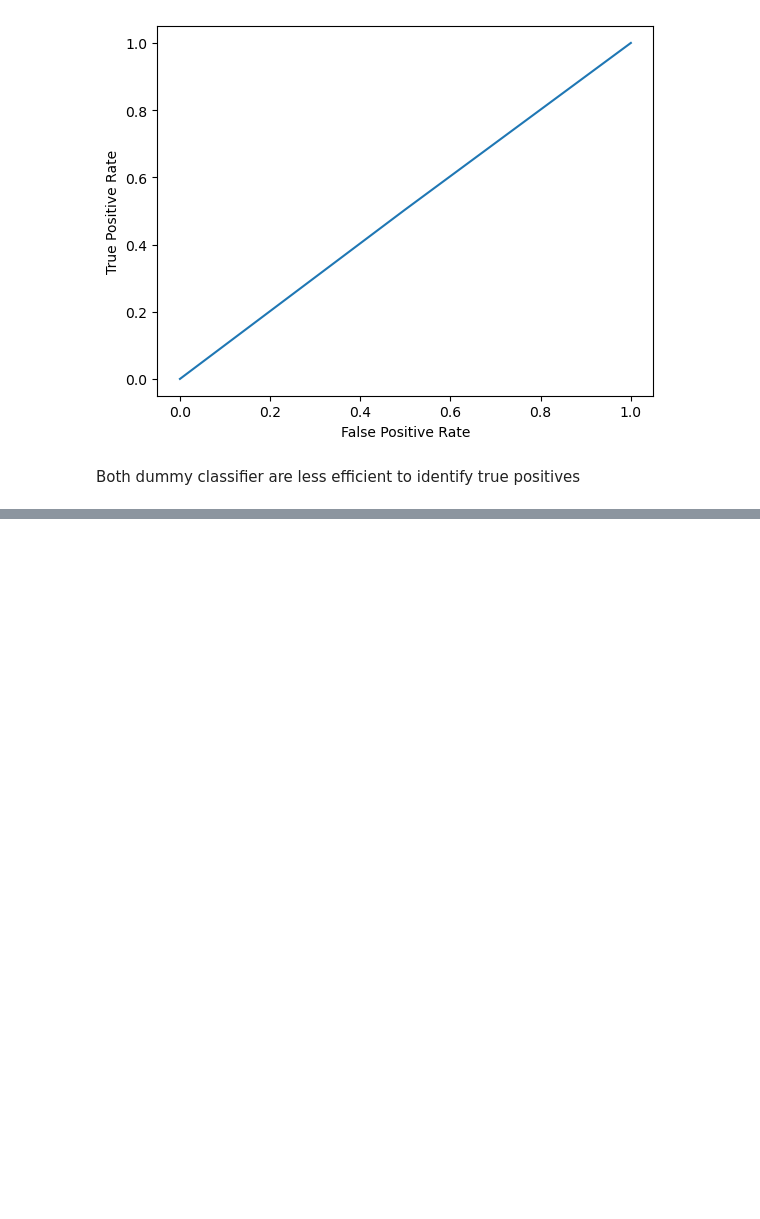
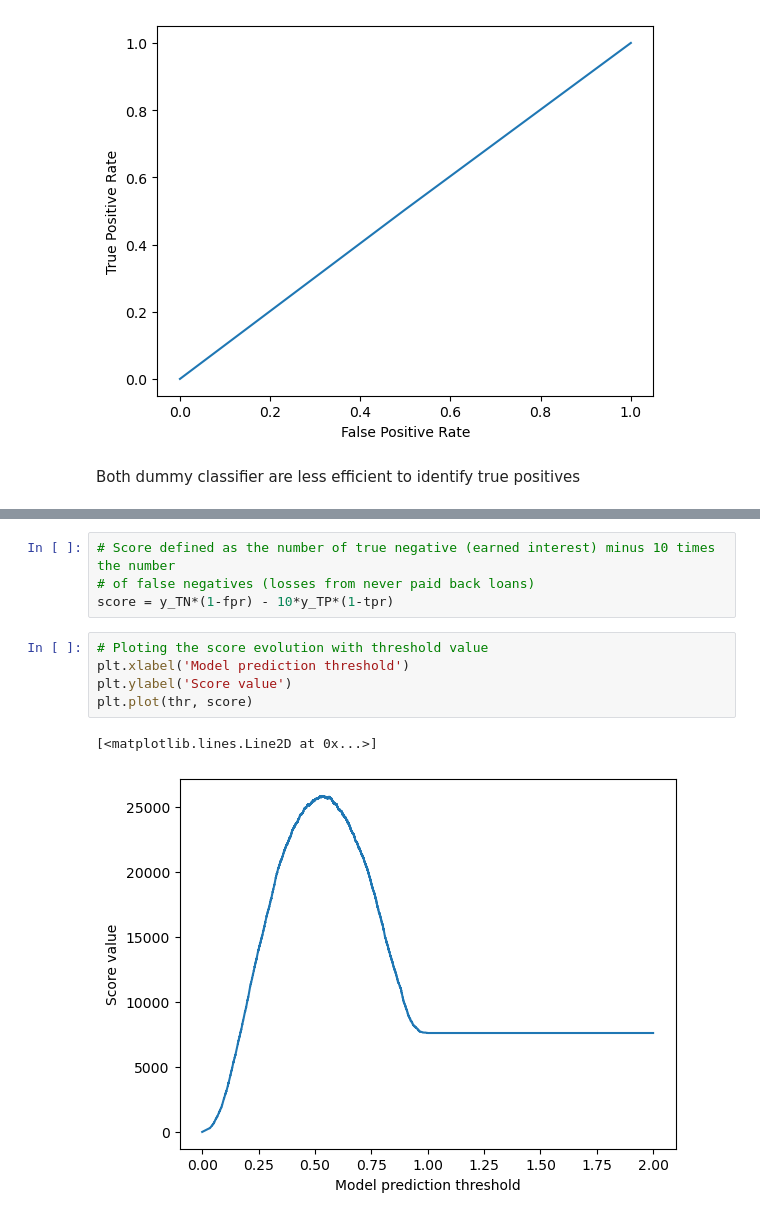
Before and after one commit to SiLABBE/OPC-P7-repo, a Jupyter notebook: Notebook_modelisation.ipynb, the cells around one changed output, grey strips where cells are left out. Cells and saved outputs as stored; diff of their text form; blank space fills up the shorter version.

```diff
--- a/Notebook_modelisation.ipynb
+++ b/Notebook_modelisation.ipynb
@@ -567,0 +591,12 @@ Both dummy classifier are less efficient to identify true positives
+# %%
+# Score defined as the number of true negative (earned interest) minus 10 times the number
+# of false negatives (losses from never paid back loans)
+score = y_TN*(1-fpr) - 10*y_TP*(1-tpr)
+# %%
+# Ploting the score evolution with threshold value
+plt.xlabel('Model prediction threshold')
+plt.ylabel('Score value')
+plt.plot(thr, score)
+# %% [output]
+[<matplotlib.lines.Line2D at 0x...>]
+[figure, added]
```
Also changed, not shown: parts of 9 cells of this notebook.
